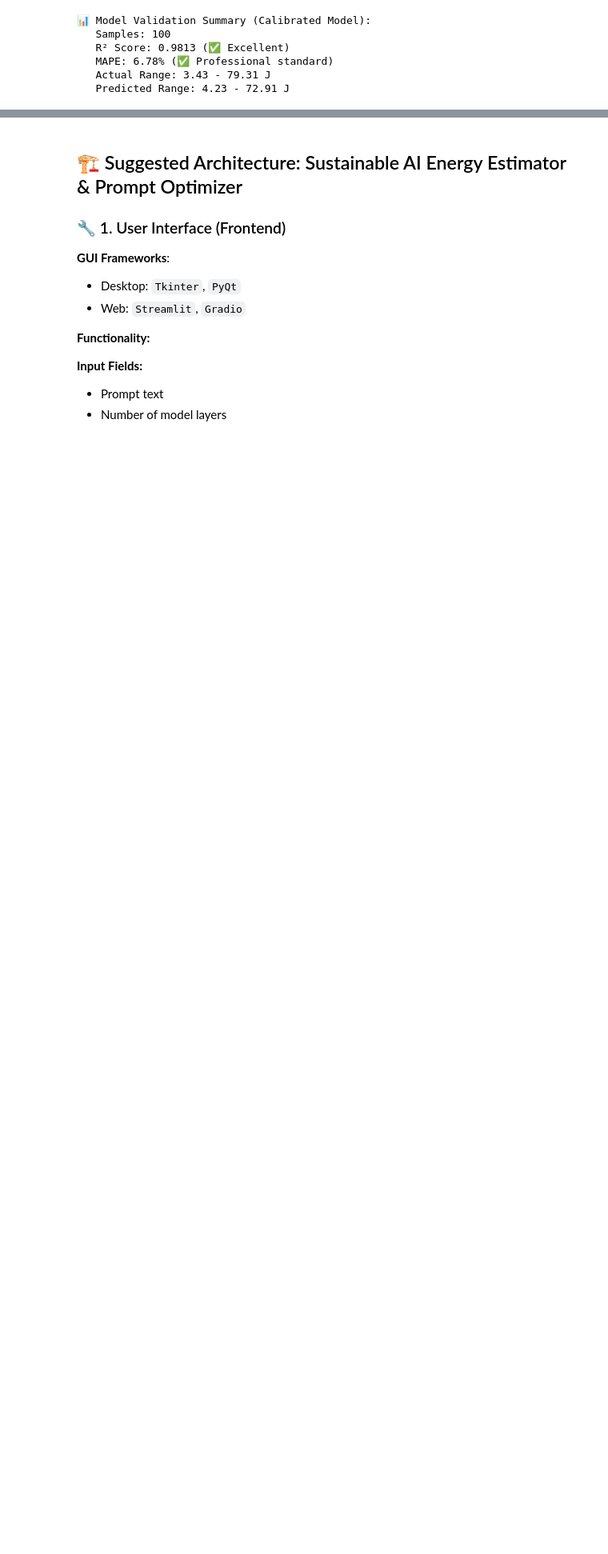
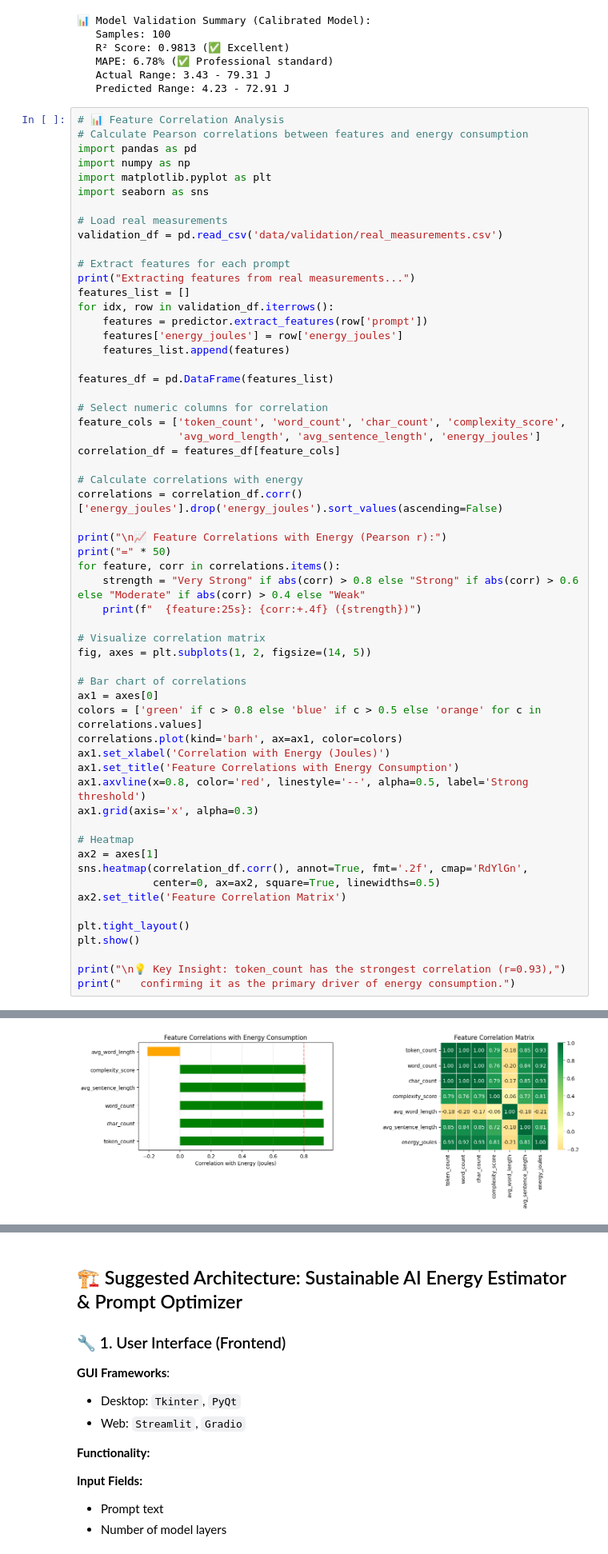
Before and after one commit to Femi-lawal/sustainable-ai, a Jupyter notebook: SustainableAI_FinalProjectProtocol.ipynb, the cells around one changed output, grey strips where cells are left out. Shown at 80% size. Saved outputs shown, nothing was run; the diff lists cells and outputs as text; blank space fills up the shorter version.

```diff
--- a/SustainableAI_FinalProjectProtocol.ipynb
+++ b/SustainableAI_FinalProjectProtocol.ipynb
@@ -324,3 +355,62 @@ Generating predictions using calibrated model...
    MAPE: 6.78% (✅ Professional standard)
    Actual Range: 3.43 - 79.31 J
    Predicted Range: 4.23 - 72.91 J
+# %%
+# 📊 Feature Correlation Analysis
+# Calculate Pearson correlations between features and energy consumption
+import pandas as pd
+import numpy as np
+import matplotlib.pyplot as plt
+import seaborn as sns
+
+# Load real measurements
+validation_df = pd.read_csv('data/validation/real_measurements.csv')
+
+# Extract features for each prompt
+print("Extracting features from real measurements...")
+features_list = []
+for idx, row in validation_df.iterrows():
+    features = predictor.extract_features(row['prompt'])
+    features['energy_joules'] = row['energy_joules']
+    features_list.append(features)
+
+features_df = pd.DataFrame(features_list)
+
+# Select numeric columns for correlation
+feature_cols = ['token_count', 'word_count', 'char_count', 'complexity_score',
+                'avg_word_length', 'avg_sentence_length', 'energy_joules']
+correlation_df = features_df[feature_cols]
+
+# Calculate correlations with energy
+correlations = correlation_df.corr()['energy_joules'].drop('energy_joules').sort_values(ascending=False)
+
+print("\n📈 Feature Correlations with Energy (Pearson r):")
+print("=" * 50)
+for feature, corr in correlations.items():
+    strength = "Very Strong" if abs(corr) > 0.8 else "Strong" if abs(corr) > 0.6 else "Moderate" if abs(corr) > 0.4 else "Weak"
+    print(f"  {feature:25s}: {corr:+.4f} ({strength})")
+
+# Visualize correlation matrix
+fig, axes = plt.subplots(1, 2, figsize=(14, 5))
+
+# Bar chart of correlations
+ax1 = axes[0]
+colors = ['green' if c > 0.8 else 'blue' if c > 0.5 else 'orange' for c in correlations.values]
+correlations.plot(kind='barh', ax=ax1, color=colors)
+ax1.set_xlabel('Correlation with Energy (Joules)')
+ax1.set_title('Feature Correlations with Energy Consumption')
+ax1.axvline(x=0.8, color='red', linestyle='--', alpha=0.5, label='Strong threshold')
+ax1.grid(axis='x', alpha=0.3)
+
+# Heatmap
+ax2 = axes[1]
+sns.heatmap(correlation_df.corr(), annot=True, fmt='.2f', cmap='RdYlGn',
+            center=0, ax=ax2, square=True, linewidths=0.5)
+ax2.set_title('Feature Correlation Matrix')
+
+plt.tight_layout()
+plt.show()
+
+print("\n💡 Key Insight: token_count has the strongest correlation (r=0.93),")
+print("   confirming it as the primary driver of energy consumption.")
+# %% [output]
@@ -326,0 +436 @@ Generating predictions using calibrated model...
+[figure, added]
```
Also changed, not shown: parts of 5 cells of this notebook, 46 other files.
